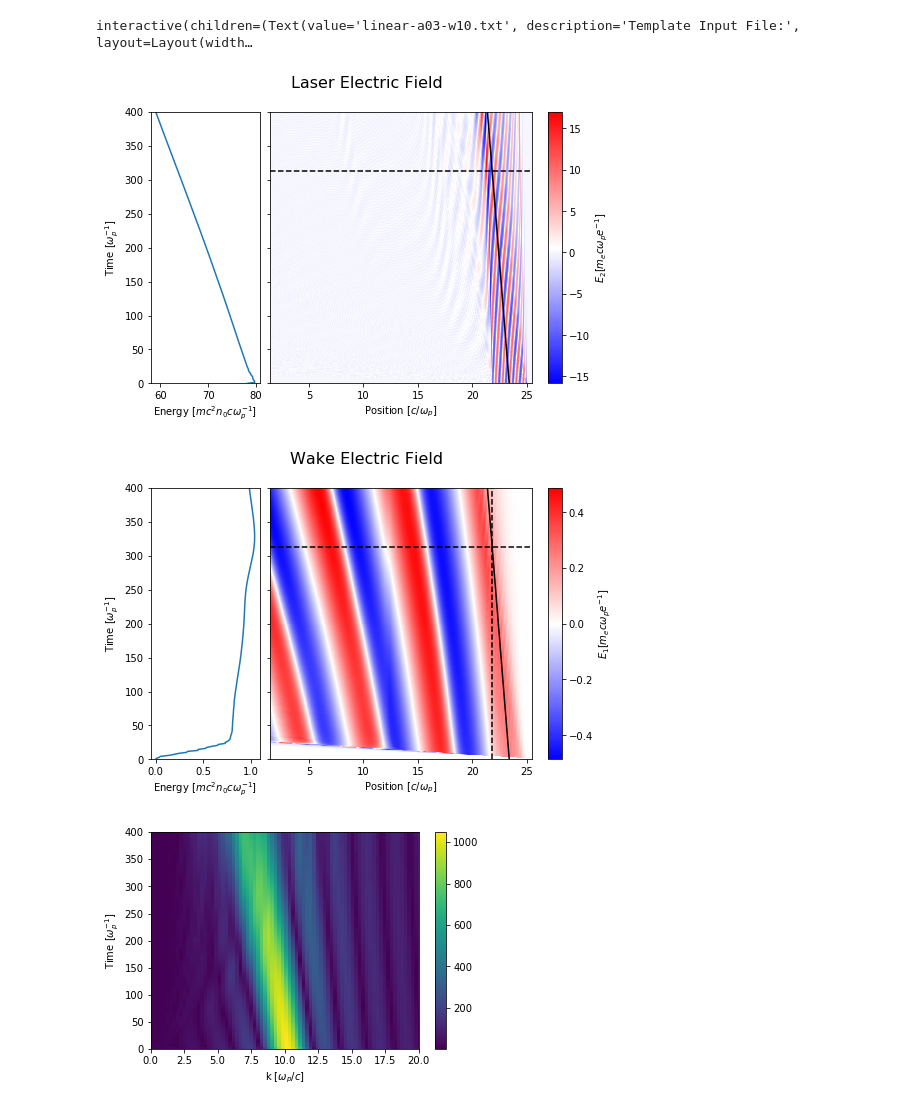
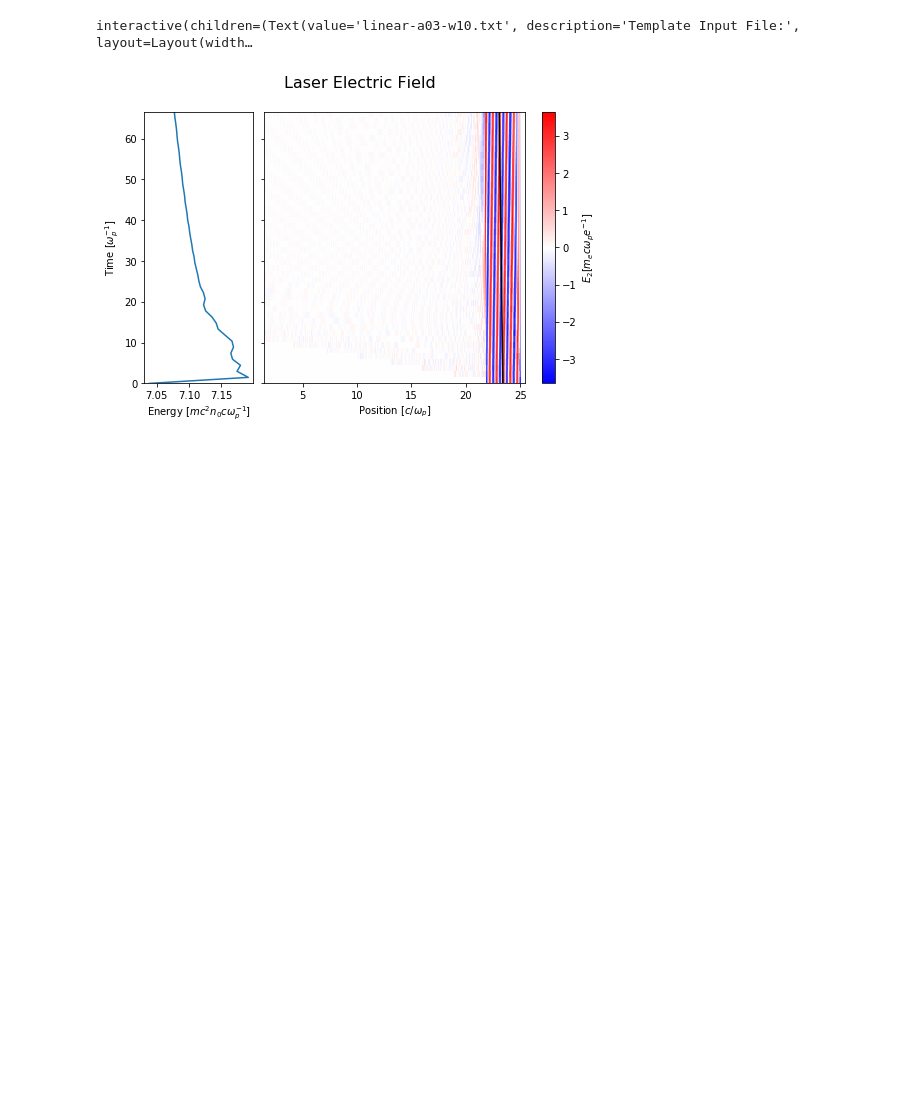
Before and after one commit to UCLA-Plasma-Simulation-Group/JupyterPIC, a Jupyter notebook: notebooks-USPAS/laser-evolution/laser-evolution-notebook.ipynb, the cells around one changed output. Drawn from its saved outputs; the diff is of its cells as text; code cells hidden in the pictures; blank space fills up the shorter version.

```diff
--- a/notebooks-USPAS/laser-evolution/laser-evolution-notebook.ipynb
+++ b/notebooks-USPAS/laser-evolution/laser-evolution-notebook.ipynb
@@ -235,11 +231,9 @@ tajima_widget2()
 d=FloatText(value=0.3, description='a0:', layout=Layout(width='55%'), style=DescriptionStyle(description_width='350px'))
 interactive(children=(Text(value='linear-a03-w10.txt', description='Template Input File:', layout=Layout(width…
 # %%
-dirname = './nonlinear-a10-w10'
+dirname = './linear-a03-w7_2'
 xt_and_energy_plot2(rundir=dirname, field = 'e2')
 xt_and_energy_plot2(rundir=dirname, field = 'e1')
 k_plot2(rundir = dirname)
 # %% [output]
-[figure, old version]
+[figure, new version]
-[figure, removed]
-[figure, removed]
```
Also changed, not shown: parts of 1 cell of this notebook, 3 other files.
